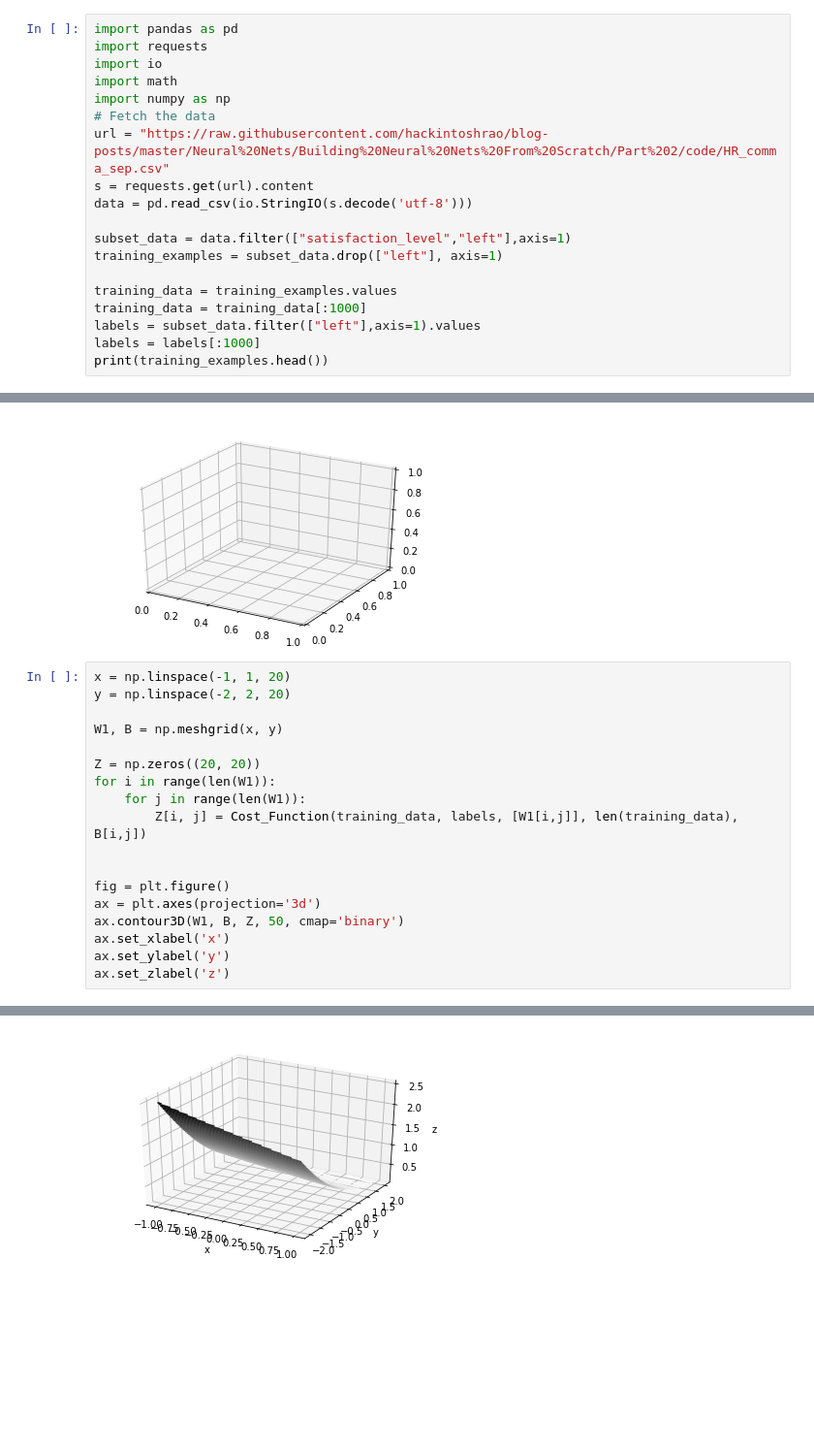
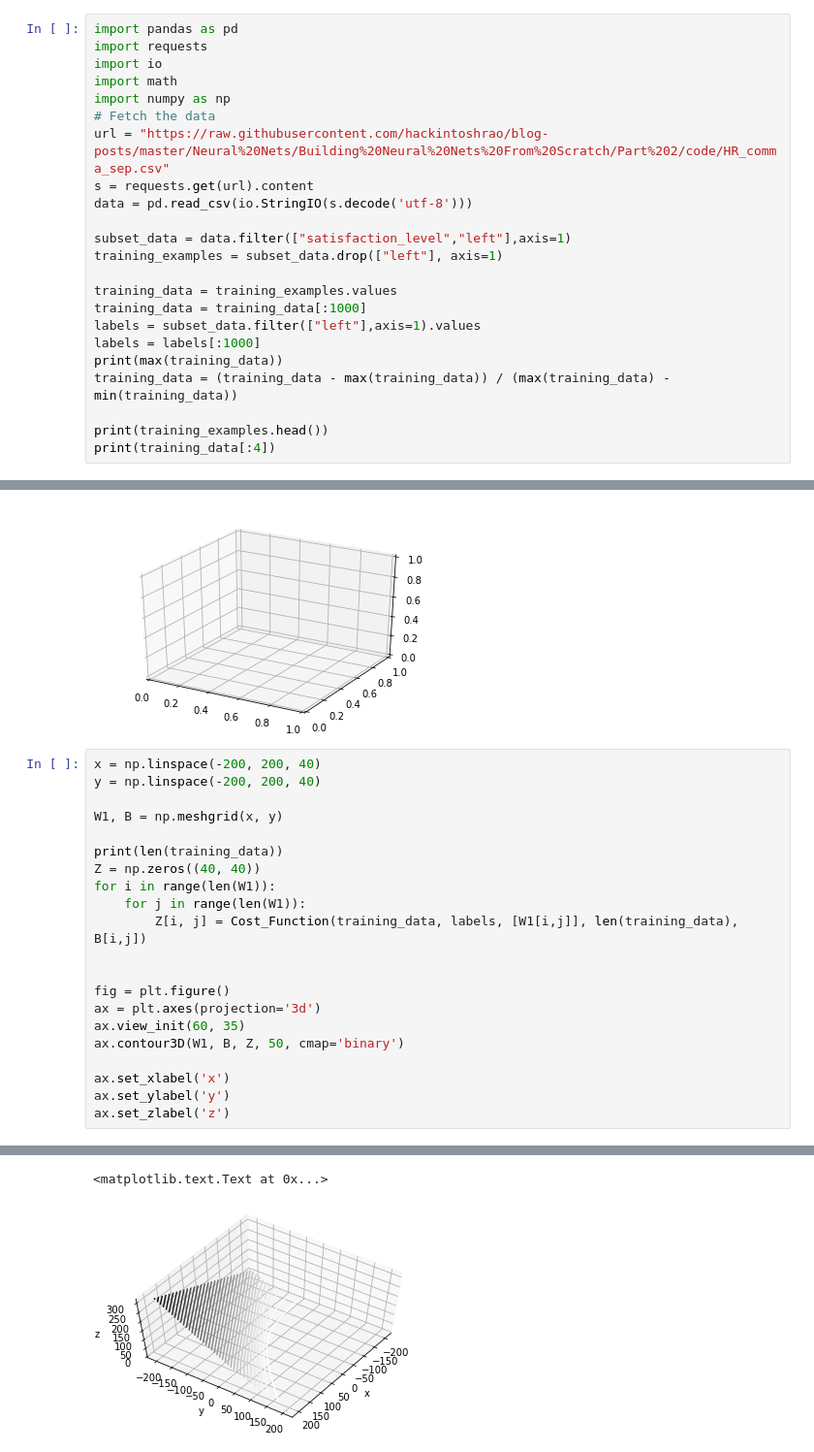
Before and after one commit to hackintoshrao/blog-posts, a Jupyter notebook: Neural Nets/Building Neural Nets From Scratch/Part 2/code/gradient_descent_visualization.ipynb, the cells around one changed output, grey strips where cells are left out. Shown at 97% size. Drawn from its saved outputs; the diff is of its cells as text; blank space fills up the shorter version.

```diff
--- a/Neural Nets/Building Neural Nets From Scratch/Part 2/code/gradient_descent_visualization.ipynb
+++ b/Neural Nets/Building Neural Nets From Scratch/Part 2/code/gradient_descent_visualization.ipynb
@@ -16,5 +16,9 @@ training_data = training_examples.values
 training_data = training_data[:1000]
 labels = subset_data.filter(["left"],axis=1).values
 labels = labels[:1000]
+print(max(training_data))
+training_data = (training_data - max(training_data)) / (max(training_data) - min(training_data))
+
 print(training_examples.head())
+print(training_data[:4])
 # %% [output]
@@ -71,12 +80,13 @@ ax = plt.axes(projection='3d')
 # %% [output]
 [figure]
 # %%
-x = np.linspace(-1, 1, 20)
-y = np.linspace(-2, 2, 20)
+x = np.linspace(-200, 200, 40)
+y = np.linspace(-200, 200, 40)
 
 W1, B = np.meshgrid(x, y)
 
-Z = np.zeros((20, 20))
+print(len(training_data))
+Z = np.zeros((40, 40))
 for i in range(len(W1)):
     for j in range(len(W1)):
         Z[i, j] = Cost_Function(training_data, labels, [W1[i,j]], len(training_data), B[i,j])
@@ -84,7 +94,9 @@ for i in range(len(W1)):
 
 fig = plt.figure()
 ax = plt.axes(projection='3d')
+ax.view_init(60, 35)
 ax.contour3D(W1, B, Z, 50, cmap='binary')
+
 ax.set_xlabel('x')
 ax.set_ylabel('y')
 ax.set_zlabel('z')
@@ -93 +105,2 @@ ax.set_zlabel('z')
+<matplotlib.text.Text at 0x...>
-[figure, old version]
+[figure, new version]
```
Also changed, not shown: parts of 2 cells of this notebook, 3 other files.
